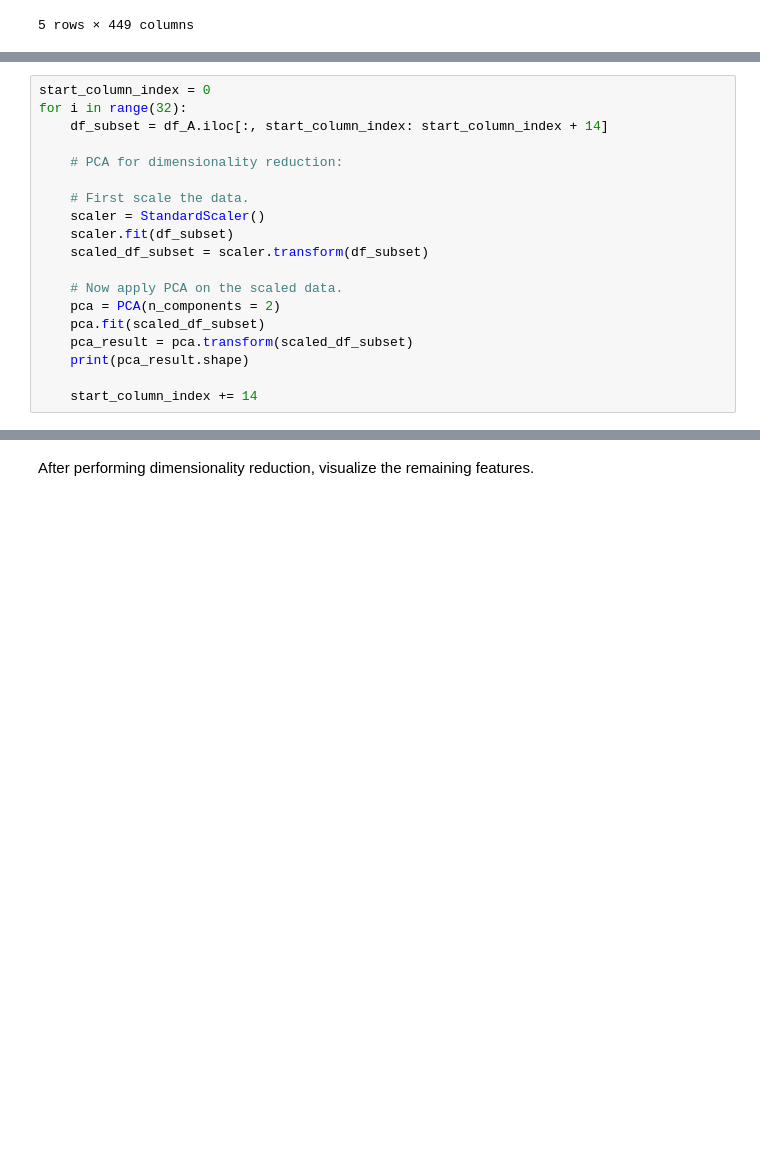
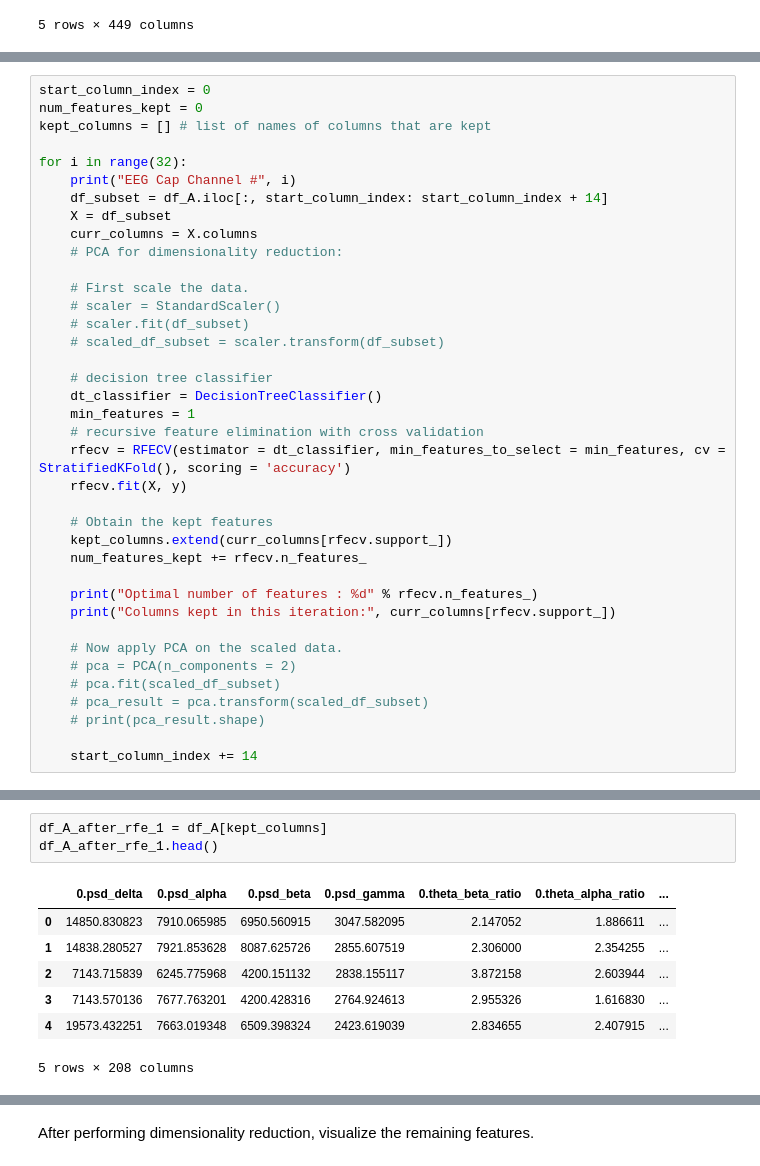
Before and after one commit to ayushilal20/MindWave-Predicting-Mental-States-through-EEG-Data, a Jupyter notebook: Classification/Stress/stress_classification.ipynb, the cells around one changed output, grey strips where cells are left out. Drawn from its saved outputs; the diff is of its cells as text; blank space fills up the shorter version.

```diff
--- a/Classification/Stress/stress_classification.ipynb
+++ b/Classification/Stress/stress_classification.ipynb
@@ -64,20 +84,39 @@ df_A.head()
 # %%
 start_column_index = 0
+num_features_kept = 0
+kept_columns = [] # list of names of columns that are kept
+
 for i in range(32):
+    print("EEG Cap Channel #", i)
     df_subset = df_A.iloc[:, start_column_index: start_column_index + 14]
-
+    X = df_subset
+    curr_columns = X.columns
     # PCA for dimensionality reduction:
 
     # First scale the data.
-    scaler = StandardScaler()
-    scaler.fit(df_subset)
-    scaled_df_subset = scaler.transform(df_subset)
+    # scaler = StandardScaler()
+    # scaler.fit(df_subset)
+    # scaled_df_subset = scaler.transform(df_subset)
+
+    # decision tree classifier
+    dt_classifier = DecisionTreeClassifier()
+    min_features = 1
+    # recursive feature elimination with cross validation
+    rfecv = RFECV(estimator = dt_classifier, min_features_to_select = min_features, cv = StratifiedKFold(), scoring = 'accuracy')
+    rfecv.fit(X, y)
+
+    # Obtain the kept features
+    kept_columns.extend(curr_columns[rfecv.support_])
+    num_features_kept += rfecv.n_features_
+
+    print("Optimal number of features : %d" % rfecv.n_features_)
+    print("Columns kept in this iteration:", curr_columns[rfecv.support_])
 
     # Now apply PCA on the scaled data.
-    pca = PCA(n_components = 2)
-    pca.fit(scaled_df_subset)
-    pca_result = pca.transform(scaled_df_subset)
-    print(pca_result.shape)
+    # pca = PCA(n_components = 2)
+    # pca.fit(scaled_df_subset)
+    # pca_result = pca.transform(scaled_df_subset)
+    # print(pca_result.shape)
 
     start_column_index += 14
 # %% [output]
@@ -100,0 +140,11 @@ for i in range(32):
+# %%
+df_A_after_rfe_1 = df_A[kept_columns]
+df_A_after_rfe_1.head()
+# %% [output]
+|  | 0.psd_delta | 0.psd_alpha | 0.psd_beta | 0.psd_gamma | 0.theta_beta_ratio | 0.theta_alpha_ratio | ... |
+| 0 | 14850.830823 | 7910.065985 | 6950.560915 | 3047.582095 | 2.147052 | 1.886611 | ... |
+| 1 | 14838.280527 | 7921.853628 | 8087.625726 | 2855.607519 | 2.306000 | 2.354255 | ... |
+| 2 | 7143.715839 | 6245.775968 | 4200.151132 | 2838.155117 | 3.872158 | 2.603944 | ... |
+| 3 | 7143.570136 | 7677.763201 | 4200.428316 | 2764.924613 | 2.955326 | 1.616830 | ... |
+| 4 | 19573.432251 | 7663.019348 | 6509.398324 | 2423.619039 | 2.834655 | 2.407915 | ... |
+5 rows × 208 columns
```
Also changed, not shown: parts of 11 cells of this notebook.
